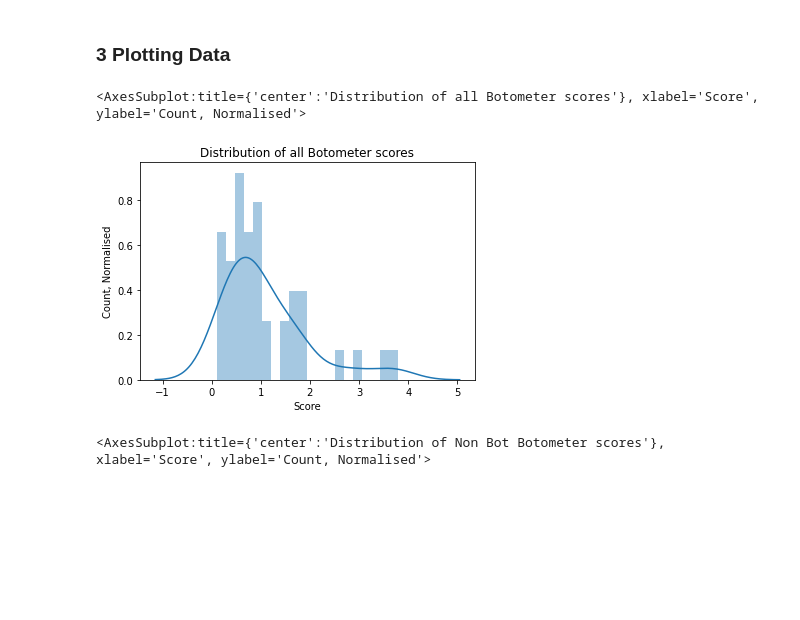
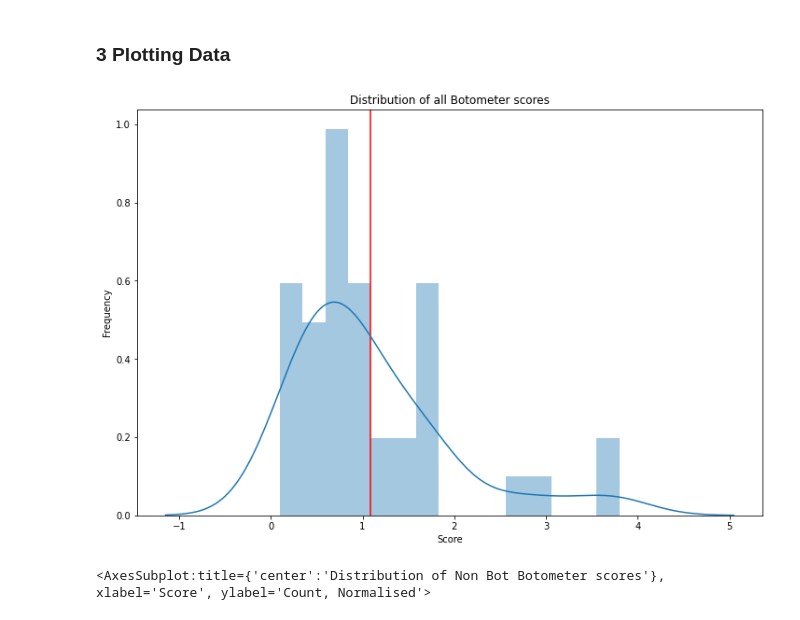
Before and after one commit to H-Matuszewski/TheLondonStory, a Jupyter notebook: Manual Scraping Tweets.ipynb, the cells around one changed output. Cells and saved outputs as stored; diff of their text form; code cells hidden in the pictures; blank space fills up the shorter version.

```diff
--- a/Manual Scraping Tweets.ipynb
+++ b/Manual Scraping Tweets.ipynb
@@ -425,12 +425,16 @@ Max value botometer 3.8
 ### 3 Plotting Data
 # %%
 #plt.hist(Botometer_Scores,bins=20)
-plt.title("Distribution of all Botometer scores");plt.xlabel("Score");plt.ylabel("Count, Normalised")
-
-sns.distplot(LARROUBotometer_Scores,hist=True,kde=True,bins=20)
+LARROUBot_Nump=np.array(LARROUBotometer_Scores)
+fig = plt.gcf()
+plt.title("Distribution of all Botometer scores");plt.xlabel("Score");plt.ylabel("Frequency")
+fig.set_size_inches(12, 8)
+plt.axvline(x=LARROUBot_Nump.mean(),
+            color='red')
+sns.distplot(LARROUBotometer_Scores,hist=True,kde=True,bins=15)
+fig.savefig('LARROU BOTOMETER SCORES.jpg', bbox_inches='tight', dpi=200)
 # %% [output]
-<AxesSubplot:title={'center':'Distribution of all Botometer scores'}, xlabel='Score', ylabel='Count, Normalised'>
-[figure, old version]
+[figure, new version]
 # %%
 plt.title("Distribution of Non Bot Botometer scores");plt.xlabel("Score");plt.ylabel("Count, Normalised")
 
```
Also changed, not shown: parts of 14 cells of this notebook.
